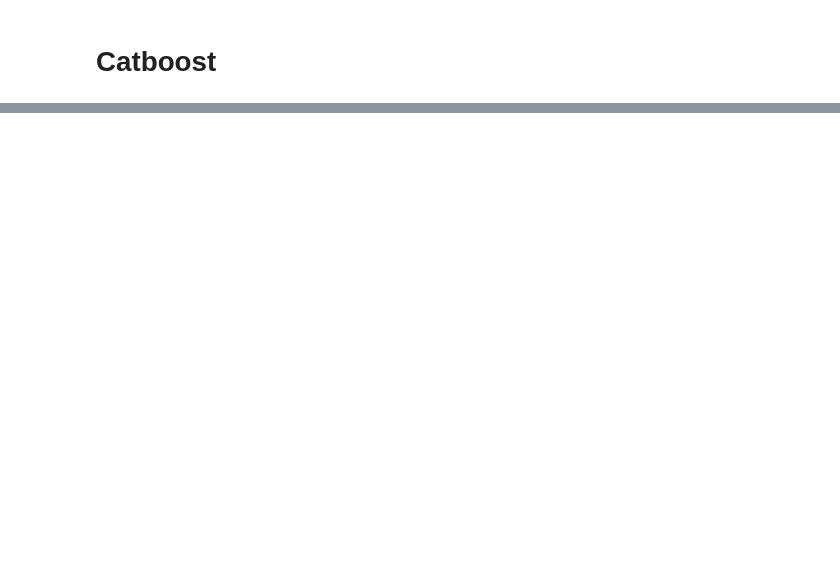
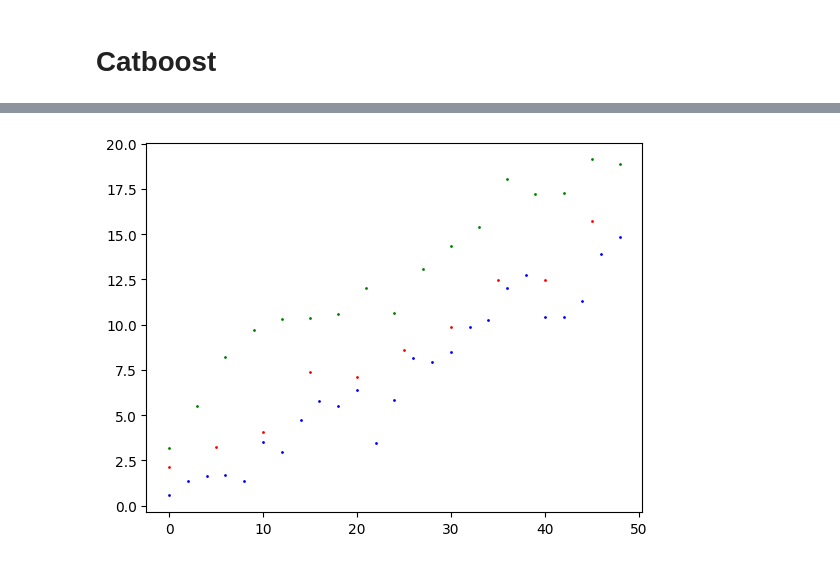
Before and after one commit to YARIK-AI/ML, a Jupyter notebook: docs/examples/ml/catboost.ipynb, the cells around one changed output, grey strips where cells are left out. Saved outputs shown, nothing was run; the diff lists cells and outputs as text; code cells hidden in the pictures; blank space fills up the shorter version.

```diff
--- a/docs/examples/ml/catboost.ipynb
+++ b/docs/examples/ml/catboost.ipynb
@@ -65,0 +111,20 @@ plt.close("all")
+# %%
+## генерируем тестовые данные
+eval_x = numpy.arange(0,N,5,dtype=float)
+# генерация шума
+noise = numpy.random.normal(0, 1, len(eval_x))
+# добавления шума к произвольной функции
+eval_y = (0.3*eval_x + 2) + noise  # функция сдвинута между двумя предыдущими
+# транспонируем, делаем матрицу (точнее, вектор векторов)
+eval_data = numpy.concatenate(( eval_x.reshape(len(eval_x),1), eval_y.reshape(len(eval_y),1) ), axis=1)
+# %%
+# график с учетом тестовых данных
+import matplotlib.pyplot as plt
+fig, axs = plt.subplots(1)
+axs.plot(train_x1,train_y1, 'o', color="blue", markersize=1)
+axs.plot(train_x2,train_y2, 'o', color="green", markersize=1)
+axs.plot(eval_x,eval_y, 'o', color="red", markersize=1)
+plt.show()
+plt.close("all")
+# %% [output]
+[figure, added]
```
Also changed, not shown: parts of 16 cells of this notebook.
